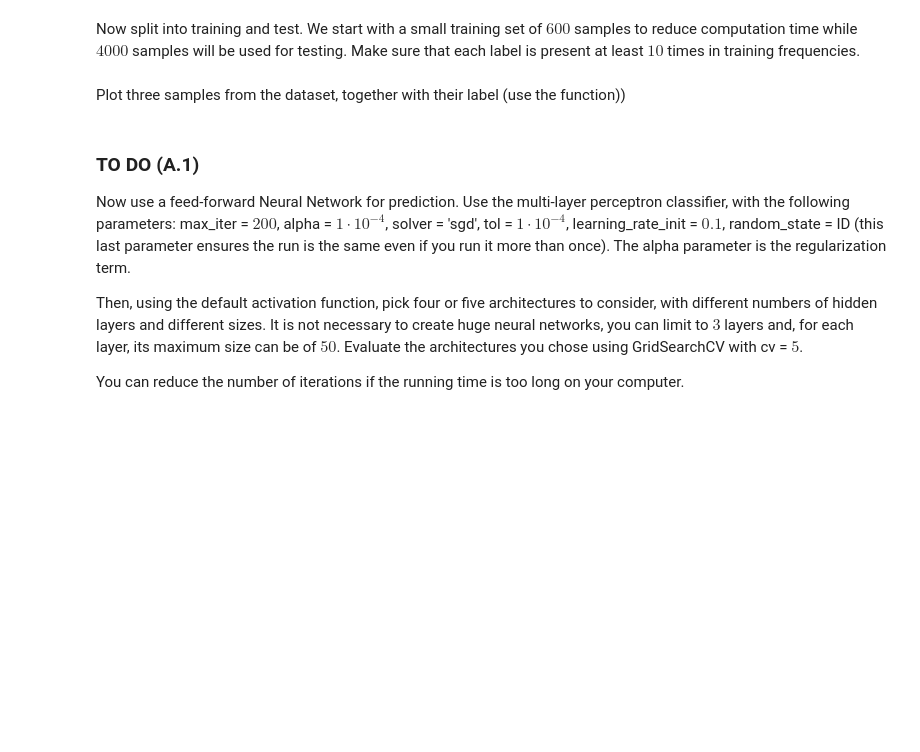
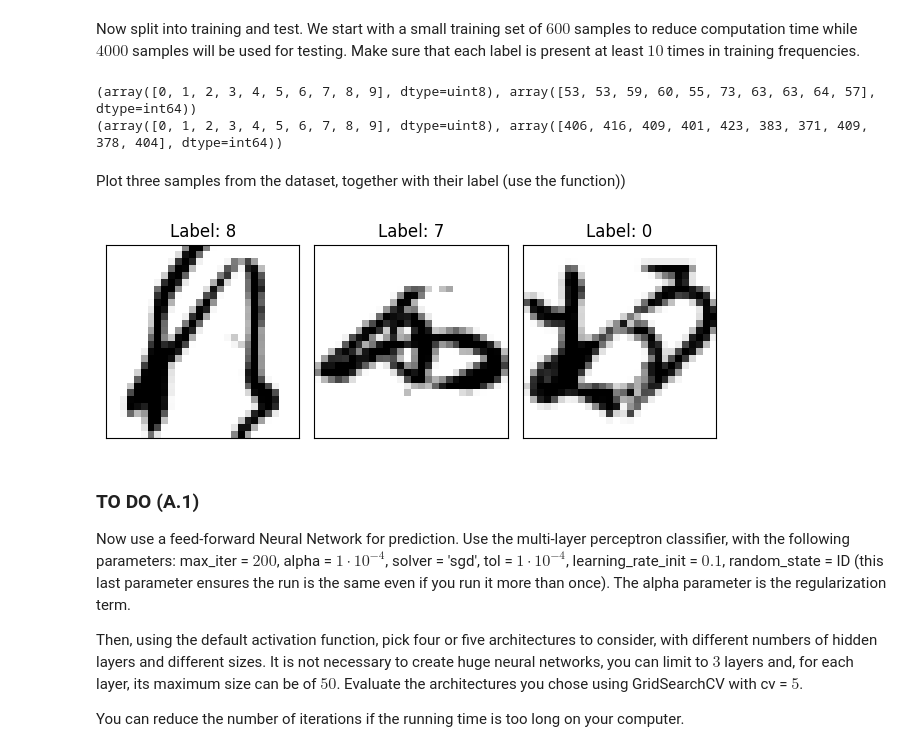
Before and after one commit to r15i/lab-machine-learning, a Jupyter notebook: lab04(consegna)/assignment_lab04.ipynb, the cells around one changed output. Saved outputs shown, nothing was run; the diff lists cells and outputs as text; code cells hidden in the pictures; blank space fills up the shorter version.

```diff
--- a/lab04(consegna)/assignment_lab04.ipynb
+++ b/lab04(consegna)/assignment_lab04.ipynb
@@ -218,16 +222,24 @@ Now split into training and test. We start with a small training set of $600$ sa
 # %%
 # Random permute the data (both train and test set) and split into training and
 # test taking the first 600 data samples as training and the rests as test
-# ADD YOUR CODE HERE
+x_train,x_test = x[:600],x[600:4600]
+y_train,y_test = y[:600],y[600:4600]
 
 # Print the number of unique labels (with the correspondent
 # frequency) in the training set and in the test set
-# ADD YOUR CODE HERE
+
+print(np.unique(y_train, return_counts=True))
+print(np.unique(y_test, return_counts=True))
+# %% [output]
+(array([0, 1, 2, 3, 4, 5, 6, 7, 8, 9], dtype=uint8), array([53, 53, 59, 60, 55, 73, 63, 63, 64, 57], dtype=int64))
+(array([0, 1, 2, 3, 4, 5, 6, 7, 8, 9], dtype=uint8), array([406, 416, 409, 401, 423, 383, 371, 409, 378, 404], dtype=int64))
 # %% [markdown]
 Plot three samples from the dataset, together with their label (use the function))
 # %%
 # Suggestions: use the plot_input function
-# ADD YOUR CODE HERE
+plot_input(x,y,list(range(3)))
+# %% [output]
+[figure, added]
 # %% [markdown]
 ### TO DO (A.1)
 
```
Also changed, not shown: parts of 5 cells of this notebook.
